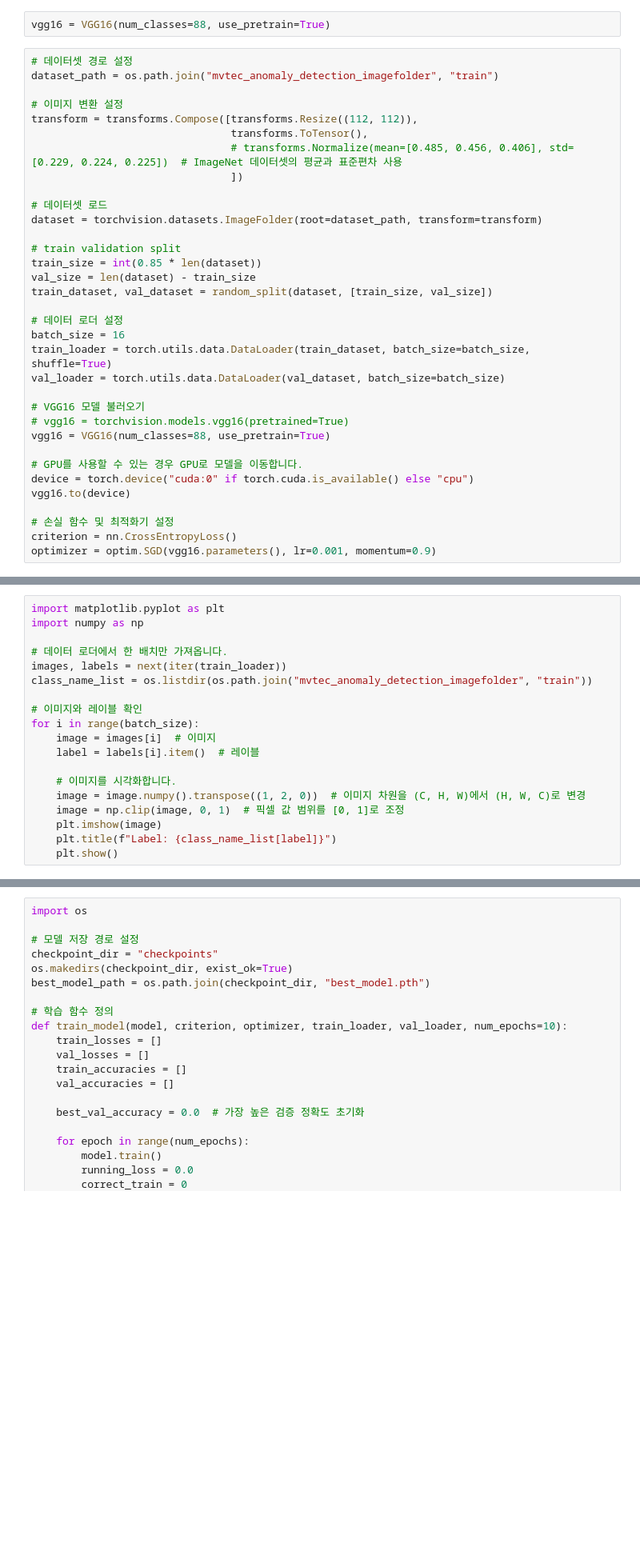
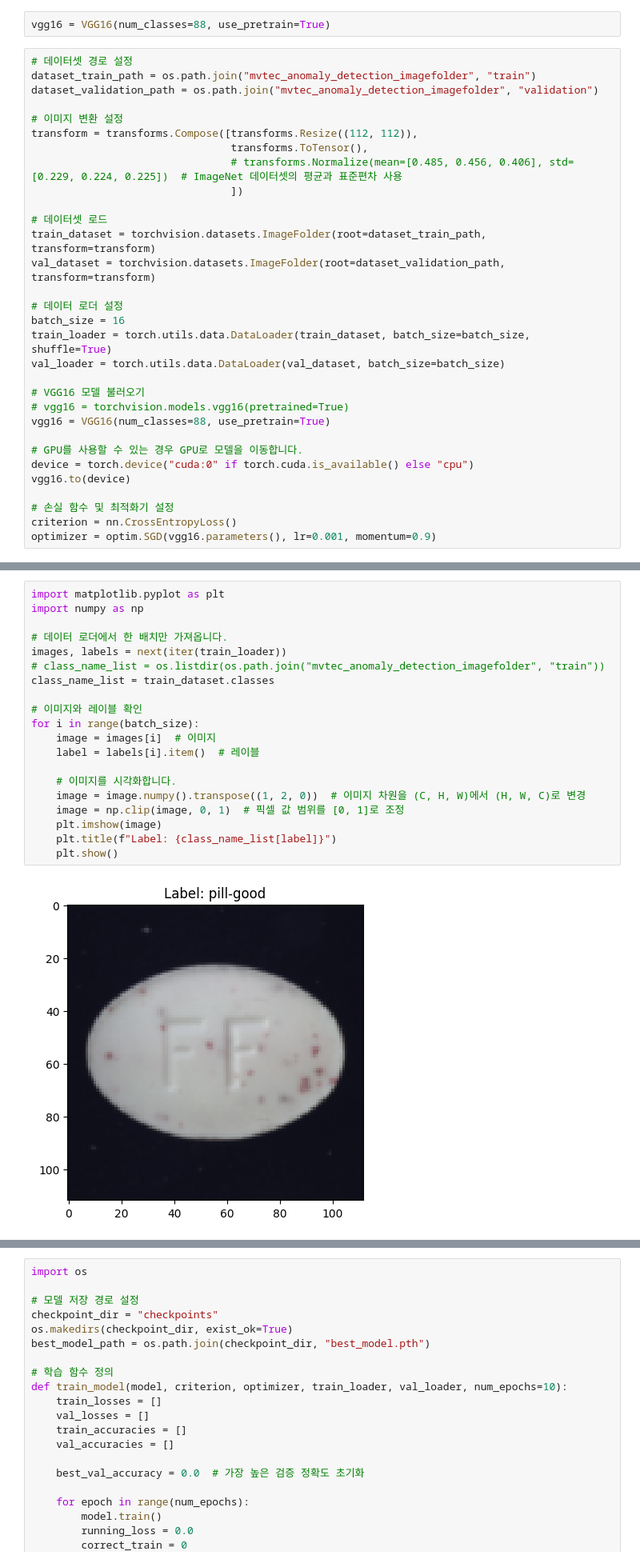
Before and after one commit to Jun-yong-lee/Visual-Anomaly-Detection-Classification, a Jupyter notebook: trainer.ipynb, the cells around one changed output, grey strips where cells are left out. Shown at 80% size. Saved outputs shown, nothing was run; the diff lists cells and outputs as text; blank space fills up the shorter version.

Commit message:
Change | gitignore, create_imagefolder_dataset, data_analysis, trainer

```diff
--- a/trainer.ipynb
+++ b/trainer.ipynb
@@ -14,7 +14,8 @@ from tqdm import tqdm
 vgg16 = VGG16(num_classes=88, use_pretrain=True)
 # %%
 # 데이터셋 경로 설정
-dataset_path = os.path.join("mvtec_anomaly_detection_imagefolder", "train")
+dataset_train_path = os.path.join("mvtec_anomaly_detection_imagefolder", "train")
+dataset_validation_path = os.path.join("mvtec_anomaly_detection_imagefolder", "validation")
 
 # 이미지 변환 설정
 transform = transforms.Compose([transforms.Resize((112, 112)),
@@ -23,12 +24,8 @@ transform = transforms.Compose([transforms.Resize((112, 112)),
                                 ])
 
 # 데이터셋 로드
-dataset = torchvision.datasets.ImageFolder(root=dataset_path, transform=transform)
-
-# train validation split
-train_size = int(0.85 * len(dataset))
-val_size = len(dataset) - train_size
-train_dataset, val_dataset = random_split(dataset, [train_size, val_size])
+train_dataset = torchvision.datasets.ImageFolder(root=dataset_train_path, transform=transform)
+val_dataset = torchvision.datasets.ImageFolder(root=dataset_validation_path, transform=transform)
 
 # 데이터 로더 설정
 batch_size = 16
@@ -49,19 +66,22 @@ optimizer = optim.SGD(vgg16.parameters(), lr=0.001, momentum=0.9)
 # %%
 import matplotlib.pyplot as plt
 import numpy as np
 
 # 데이터 로더에서 한 배치만 가져옵니다.
 images, labels = next(iter(train_loader))
-class_name_list = os.listdir(os.path.join("mvtec_anomaly_detection_imagefolder", "train"))
+# class_name_list = os.listdir(os.path.join("mvtec_anomaly_detection_imagefolder", "train"))
+class_name_list = train_dataset.classes
 
 # 이미지와 레이블 확인
 for i in range(batch_size):
     image = images[i]  # 이미지
     label = labels[i].item()  # 레이블
 
     # 이미지를 시각화합니다.
     image = image.numpy().transpose((1, 2, 0))  # 이미지 차원을 (C, H, W)에서 (H, W, C)로 변경
     image = np.clip(image, 0, 1)  # 픽셀 값 범위를 [0, 1]로 조정
     plt.imshow(image)
     plt.title(f"Label: {class_name_list[label]}")
     plt.show()
+# %% [output]
+[figure, added]
```
Also changed, not shown: parts of 6 cells of this notebook, 3 other files.
